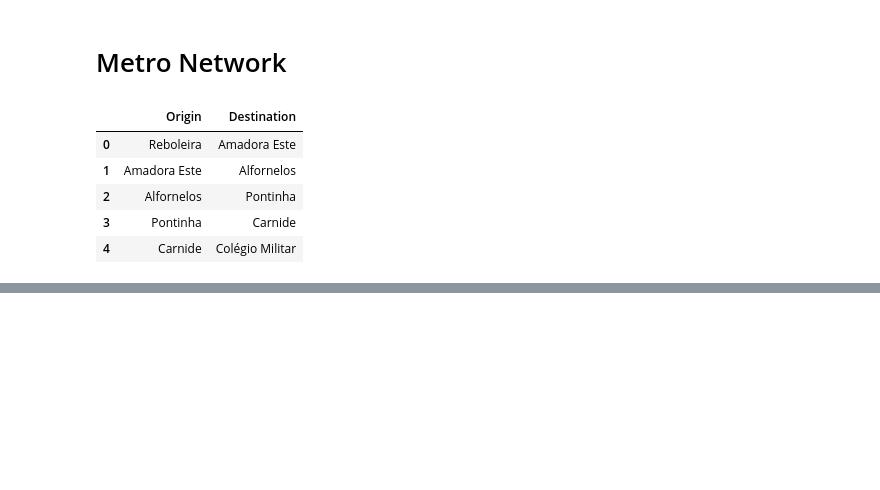
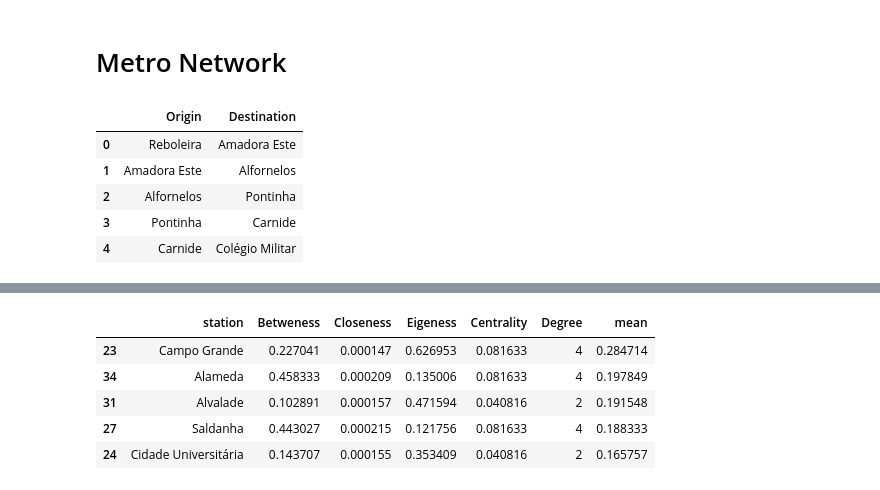
Before and after one commit to AlessandroTorella/Airbnb_project, a Jupyter notebook: Project_netwok.ipynb, the cells around one changed output, grey strips where cells are left out. Saved outputs shown, nothing was run; the diff lists cells and outputs as text; code cells hidden in the pictures; blank space fills up the shorter version.

```diff
--- a/Project_netwok.ipynb
+++ b/Project_netwok.ipynb
@@ -109,0 +142,14 @@ metro_graph = gpd.GeoDataFrame(metro_graph)
+# %%
+eigen = nx.eigenvector_centrality(G_distance,max_iter=10000, weight='distance_meters')
+# %%
+centrality = nx.degree_centrality(G_distance)
+# %%
+betweness = pd.DataFrame.from_dict(between, orient='index').rename(columns = {0: 'Betweness'}).reset_index().rename(columns = {'index': 'station'})
+closeness = pd.DataFrame.from_dict(closeness, orient='index').rename(columns = {0: 'Closeness'}).reset_index().rename(columns = {'index': 'station'})
+eigeness = pd.DataFrame.from_dict(eigen, orient='index').rename(columns = {0: 'Eigeness'}).reset_index().rename(columns = {'index': 'station'})
+central = pd.DataFrame.from_dict(centrality, orient='index').rename(columns = {0: 'Centrality'}).reset_index().rename(columns = {'index': 'station'})
+Degree = pd.DataFrame.from_dict(degrees, orient='index').rename(columns = {0: 'Degree'}).reset_index().rename(columns = {'index': 'station'})
+weight = pd.merge(betweness, closeness, on='station')
+weight = pd.merge(weight, eigeness, on='station')
+weight = pd.merge(weight, central, on='station')
+weight = pd.merge(weight, Degree, on='station')
@@ -109,0 +158,9 @@ metro_graph = gpd.GeoDataFrame(metro_graph)
+# %%
+weight.sort_values('mean').iloc[::-1].head()
+# %% [output]
+|  | station | Betweness | Closeness | Eigeness | Centrality | Degree | mean |
+| 23 | Campo Grande | 0.227041 | 0.000147 | 0.626953 | 0.081633 | 4 | 0.284714 |
+| 34 | Alameda | 0.458333 | 0.000209 | 0.135006 | 0.081633 | 4 | 0.197849 |
+| 31 | Alvalade | 0.102891 | 0.000157 | 0.471594 | 0.040816 | 2 | 0.191548 |
+| 27 | Saldanha | 0.443027 | 0.000215 | 0.121756 | 0.081633 | 4 | 0.188333 |
+| 24 | Cidade Universitária | 0.143707 | 0.000155 | 0.353409 | 0.040816 | 2 | 0.165757 |
```
Also changed, not shown: parts of 29 cells of this notebook.
